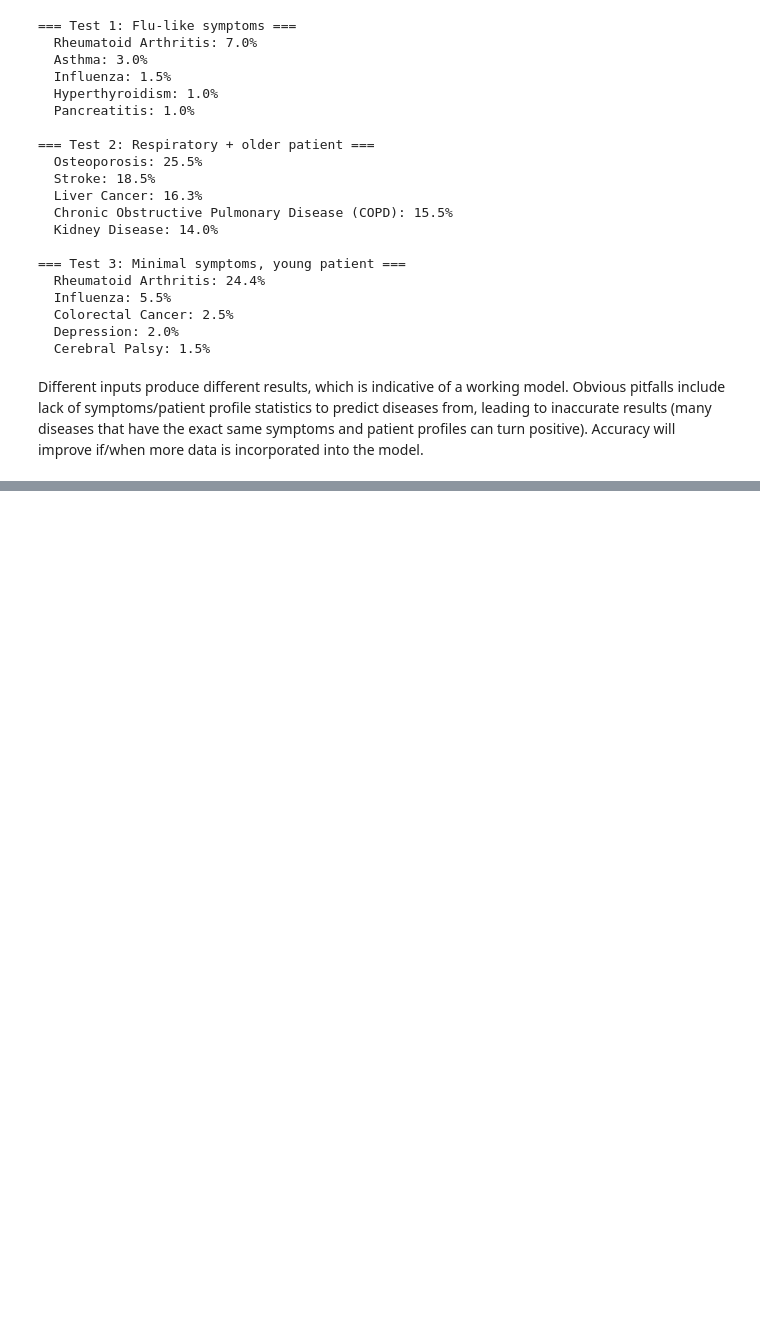
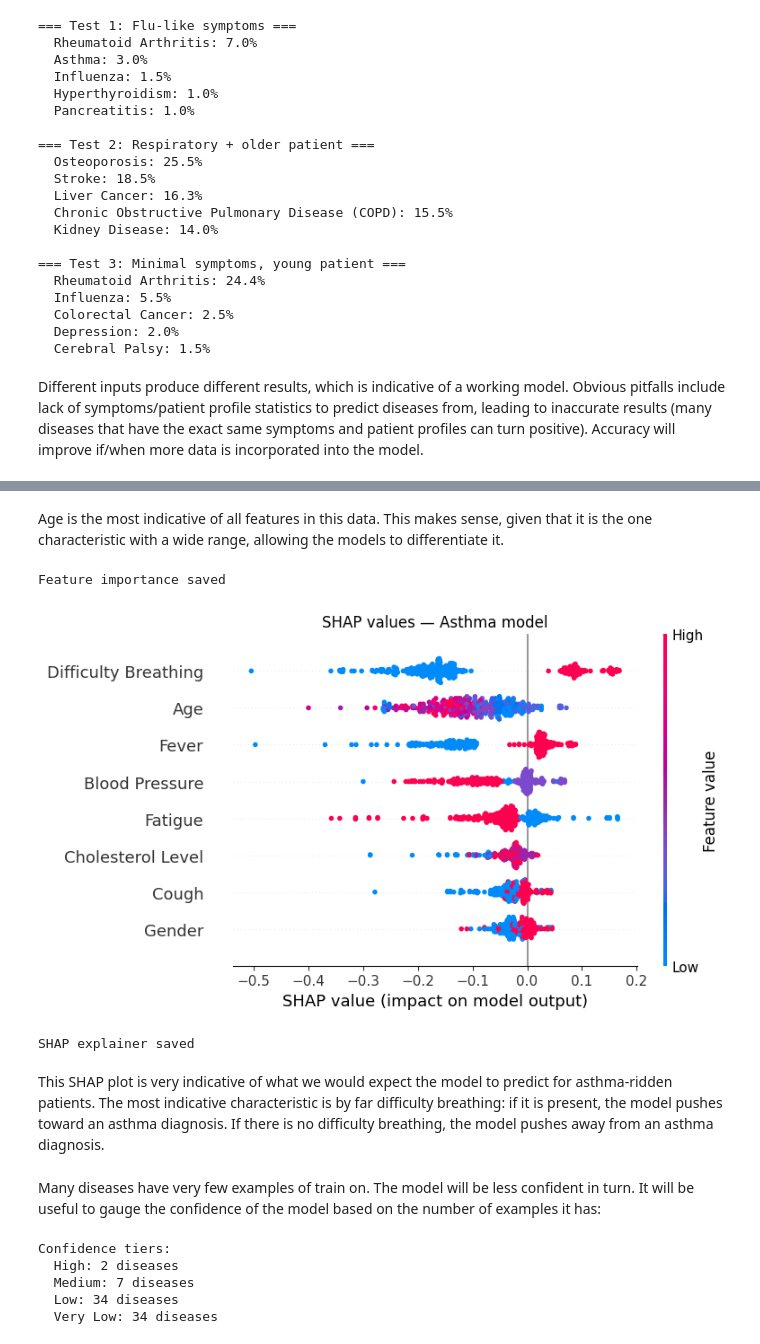
Before and after one commit to SamGordon07/SymptomProject, a Jupyter notebook: notebooks/modeling.ipynb, the cells around one changed output, grey strips where cells are left out. Drawn from its saved outputs; the diff is of its cells as text; code cells hidden in the pictures; blank space fills up the shorter version.

```diff
--- a/notebooks/modeling.ipynb
+++ b/notebooks/modeling.ipynb
@@ -285,0 +485,65 @@ Different inputs produce different results, which is indicative of a working mod
+# %% [markdown]
+Age is the most indicative of all features in this data. This makes sense, given that it is the one characteristic with a wide range, allowing the models to differentiate it.
+# %%
+importance_df.to_csv('../data/feature_importance_per_disease.csv', index=False)
+mean_importance.to_frame('mean_importance').to_csv('../data/mean_feature_importance.csv')
+print('Feature importance saved')
+# %% [output]
+Feature importance saved
+# %%
+asthma_model = disease_models['Asthma']
+asthma_labels = ((df['Disease'] == 'Asthma') & (df['Outcome Variable'] == 1)).astype(int)
+
+explainer = shap.TreeExplainer(asthma_model)
+shap_values = explainer.shap_values(X)
+
+# Summary plot for Asthma model
+shap.summary_plot(
+    shap_values[:, :, 1] if len(np.array(shap_values).shape) == 3 else shap_values,
+    X,
+    feature_names=feature_cols,
+    show=False
+)
+plt.title('SHAP values — Asthma model')
+plt.tight_layout()
+plt.savefig('../data/shap_asthma.png')
+plt.show()
+# %% [output]
+[figure, added]
+# %%
+asthma_explainer = shap.TreeExplainer(asthma_model)
+joblib.dump(asthma_explainer, '../models/shap_explainer_asthma.pkl')
+print('SHAP explainer saved')
+# %% [output]
+SHAP explainer saved
+# %% [markdown]
+This SHAP plot is very indicative of what we would expect the model to predict for asthma-ridden patients. The most indicative characteristic is by far difficulty breathing: if it is present, the model pushes toward an asthma diagnosis. If there is no difficulty breathing, the model pushes away from an asthma diagnosis.
+# %% [markdown]
+Many diseases have very few examples of train on. The model will be less confident in turn. It will be useful to gauge the confidence of the model based on the number of examples it has:
+# %%
+def get_confidence_tier(positive_rows):
+    if positive_rows >= 10:
+        return 'High'
+    elif positive_rows >= 5:
+        return 'Medium'
+    elif positive_rows >= 2:
+        return 'Low'
+    else:
+        return 'Very Low'
+
+confidence_tiers = {}
+for _, row in report_df[report_df['status'] == 'trained'].iterrows():
+    confidence_tiers[row['disease']] = get_confidence_tier(row['positive_rows'])
+
+joblib.dump(confidence_tiers, '../models/confidence_tiers.pkl')
+
+print('Confidence tiers:')
+for tier in ['High', 'Medium', 'Low', 'Very Low']:
+    diseases_in_tier = [d for d, t in confidence_tiers.items() if t == tier]
+    print(f'  {tier}: {len(diseases_in_tier)} diseases')
+# %% [output]
+Confidence tiers:
+  High: 2 diseases
+  Medium: 7 diseases
+  Low: 34 diseases
+  Very Low: 34 diseases
```
Also changed, not shown: parts of 13 cells of this notebook, 9 other files.
